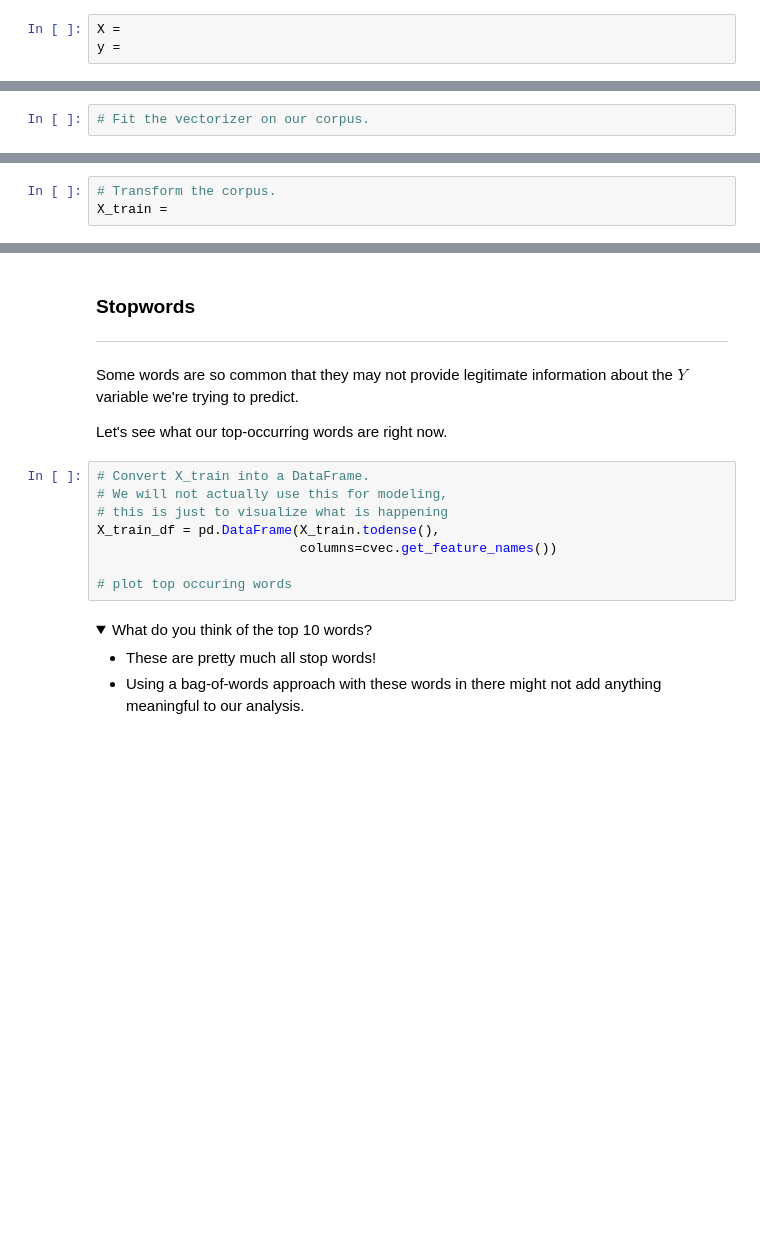
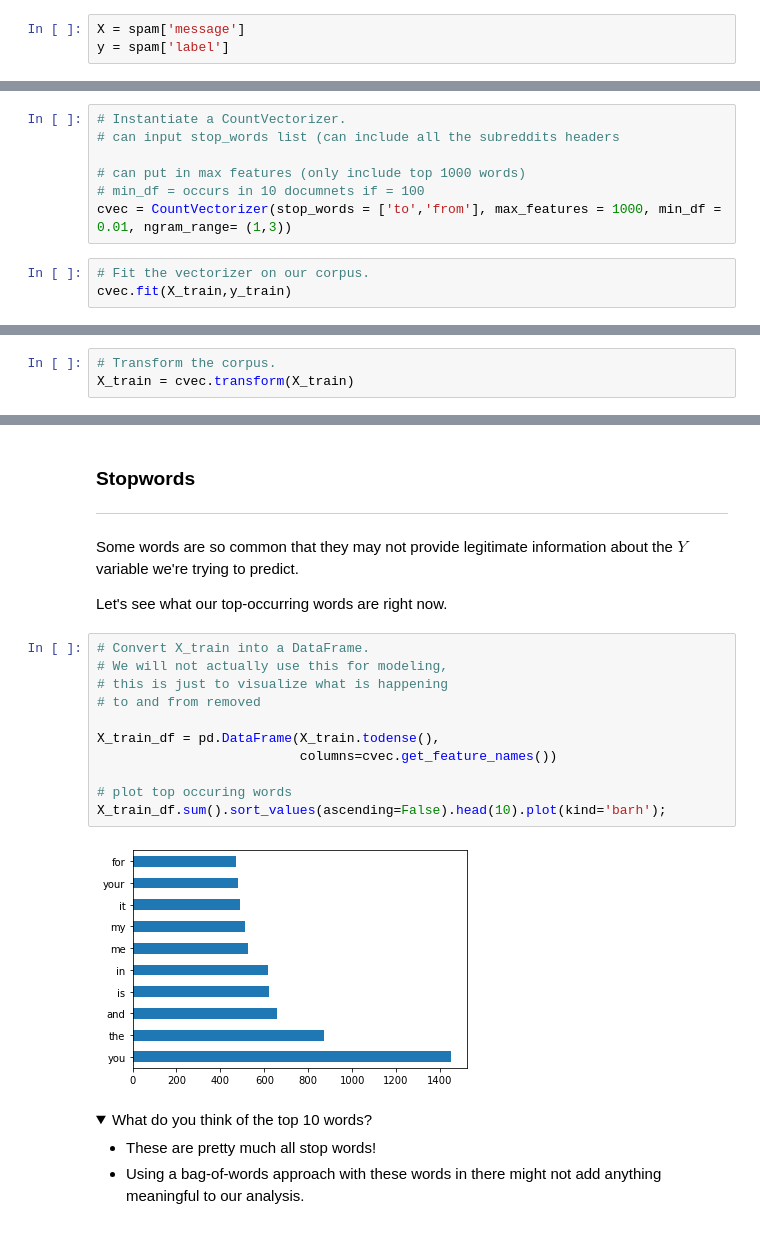
Before and after one commit to msamhz/GA-Lessons, a Jupyter notebook: 5.06-lesson-nlp-ii/starter-code.ipynb, the cells around one changed output, grey strips where cells are left out. Cells and saved outputs as stored; diff of their text form; folded sections open; blank space fills up the shorter version.

```diff
--- a/5.06-lesson-nlp-ii/starter-code.ipynb
+++ b/5.06-lesson-nlp-ii/starter-code.ipynb
@@ -102,7 +125,7 @@ Let's set up our data for modeling:
 - `X` will be the `message` column. **NOTE**: `CountVectorizer` requires a vector, so make sure you set `X` to be a `pandas` Series, **not** a DataFrame.
 - `y` will be the `label` column
 # %%
-X =
-y =
+X = spam['message']
+y = spam['label']
 # %%
 # Check what we need to check in a classification problem.
@@ -140,2 +184,10 @@ cvec =
+# %%
+# Instantiate a CountVectorizer.
+# can input stop_words list (can include all the subreddits headers
+
+# can put in max features (only include top 1000 words)
+# min_df = occurs in 10 documnets if = 100
+cvec = CountVectorizer(stop_words = ['to','from'], max_features = 1000, min_df = 0.01, ngram_range= (1,3))
 # %%
 # Fit the vectorizer on our corpus.
+cvec.fit(X_train,y_train)
@@ -142,3 +212,3 @@ cvec =
 # %%
 # Transform the corpus.
-X_train =
+X_train = cvec.transform(X_train)
@@ -194,11 +325,16 @@ Let's see what our top-occurring words are right now.
 # %%
 # Convert X_train into a DataFrame.
 # We will not actually use this for modeling,
 # this is just to visualize what is happening
+# to and from removed
+
 X_train_df = pd.DataFrame(X_train.todense(),
                           columns=cvec.get_feature_names())
 
 # plot top occuring words
+X_train_df.sum().sort_values(ascending=False).head(10).plot(kind='barh');
+# %% [output]
+[figure, added]
 # %% [markdown]
 <details><summary>What do you think of the top 10 words?</summary>
 
```
Also changed, not shown: parts of 33 cells of this notebook, 3 other files.
